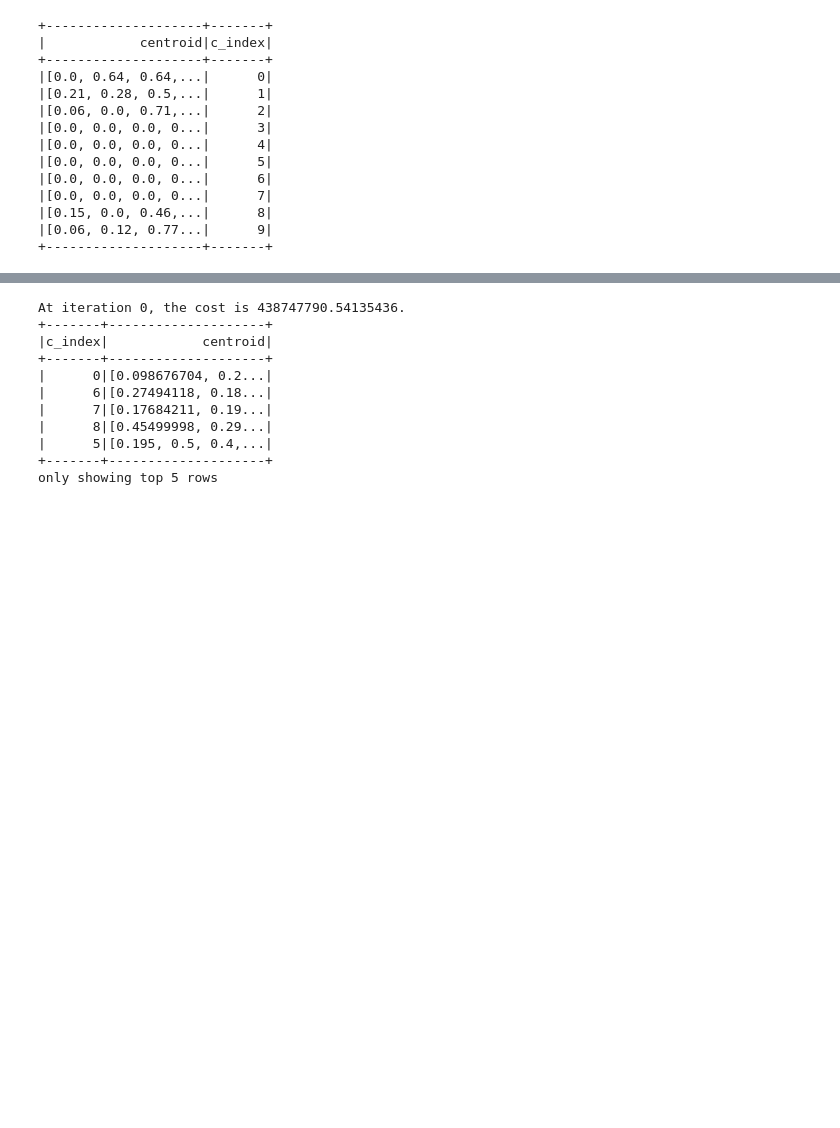
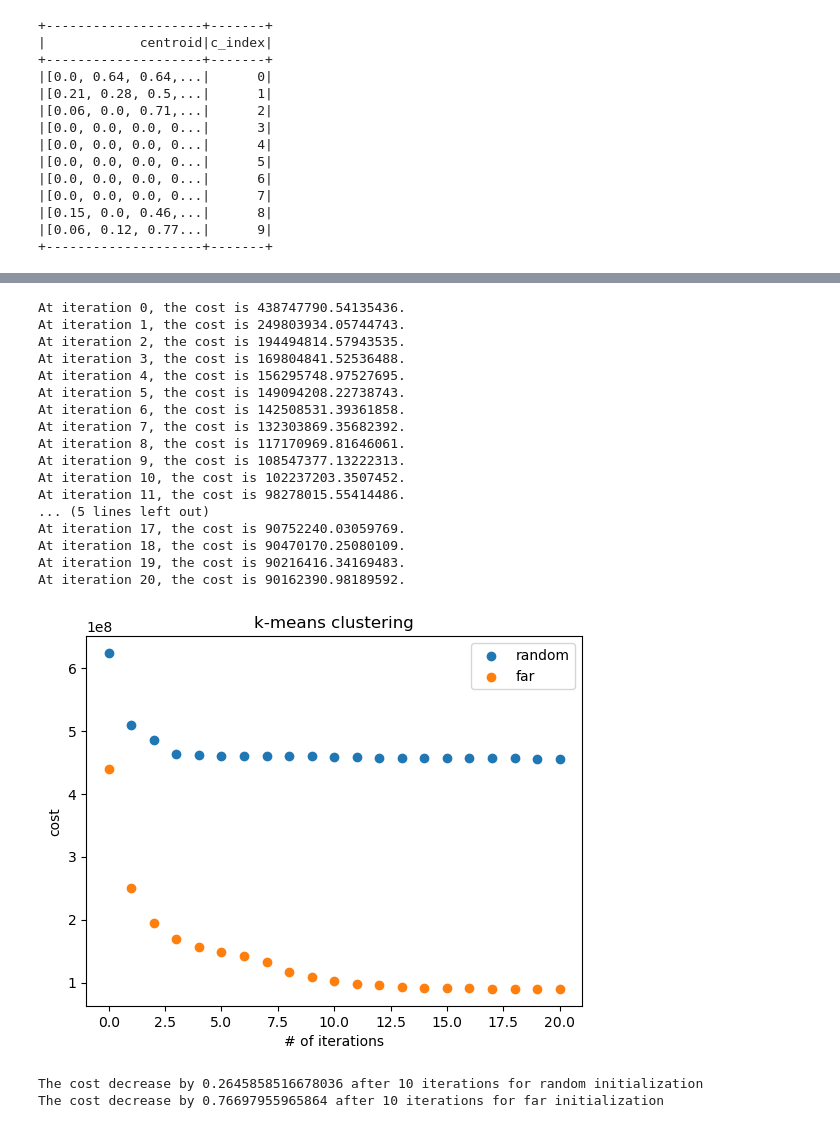
Before and after one commit to WenhaoP/CSE-547, a Jupyter notebook: HW2/q2.ipynb, the cells around one changed output, grey strips where cells are left out. Saved outputs shown, nothing was run; the diff lists cells and outputs as text; code cells hidden in the pictures; blank space fills up the shorter version.

```diff
--- a/HW2/q2.ipynb
+++ b/HW2/q2.ipynb
@@ -107,9 +89,8 @@ def k_means(observation, initial_centroids, max_iter):
 
     new_centroids = new_partitions.rdd.map(lambda row: (row["c_index"], row["observation"]))
     new_centroids = new_centroids.reduceByKey(lambda x, y: [comb(x[i], y[i]) for i in range(len(x))])
+    new_centroids = new_centroids.map(lambda x: x if np.array(x[1]).ndim == 1 else (x[0], np.mean(np.array(x[1]), axis=1).tolist()))
     new_centroids = spark.createDataFrame(new_centroids).toDF("c_index", "centroid")
-    new_centroids = new_centroids.withColumn("centroid",
-                                                (F.udf(lambda x: np.array(x).mean(axis=1).tolist(), "array<float>"))(F.col("centroid")))
 
     cost[0] = np.sum(new_partitions.select("obs_to_c_dist").rdd.flatMap(lambda x: x).collect())
     print(f"At iteration 0, the cost is {cost[0]}.")
@@ -124,17 +105,10 @@ def k_means(observation, initial_centroids, max_iter):
         new_partitions = new_partitions.filter(((F.col("min_dist") - F.col("obs_to_c_dist")) < 1e-6) &
                                             ((F.col("obs_to_c_dist") - F.col("min_dist")) < 1e-6)).sort("obs_index").drop("min_dist")
 
-        # new_centroids = new_partitions.rdd.map(lambda row: (row.c_index, row.observation))
-        # new_centroids = new_centroids.reduceByKey(lambda x, y: (np.array(x) + np.array(y)).tolist())
-        # new_centroids = new_centroids.toDF().withColumnsRenamed({"_1": "c_index", "_2": "centroid"})
-        # new_centroids = new_centroids.join(new_partitions.groupBy("c_index").count(), on="c_index", how="inner")
-        # new_centroids = new_centroids.withColumn("centroid", (F.udf(lambda x, y: (np.array(x) / y).tolist(), "array<float>"))(F.col("centroid"), F.col("count")))
-        # new_centroids = new_centroids.drop("count").sort("c_index")
         new_centroids = new_partitions.rdd.map(lambda row: (row["c_index"], row["observation"]))
         new_centroids = new_centroids.reduceByKey(lambda x, y: [comb(x[i], y[i]) for i in range(len(x))])
+        new_centroids = new_centroids.map(lambda x: x if np.array(x[1]).ndim == 1 else (x[0], np.mean(np.array(x[1]), axis=1).tolist()))
         new_centroids = spark.createDataFrame(new_centroids).toDF("c_index", "centroid")
-        new_centroids = new_centroids.withColumn("centroid",
-                                                 (F.udf(lambda x: np.array(x).mean(axis=1).tolist(), "array<float>"))(F.col("centroid")))
 
         cost[t] = np.sum(new_partitions.select("obs_to_c_dist").rdd.flatMap(lambda x: x).collect())
 
@@ -226,16 +200,40 @@ At iteration 6, the cost is 460318802.282403.
 far_init_k_means_result = k_means(data, init_C_far, 20)
 # %% [output]
 At iteration 0, the cost is 438747790.54135436.
-+-------+--------------------+
-|c_index|            centroid|
-+-------+--------------------+
-|      0|[0.098676704, 0.2...|
-|      6|[0.27494118, 0.18...|
-|      7|[0.17684211, 0.19...|
-|      8|[0.45499998, 0.29...|
-|      5|[0.195, 0.5, 0.4,...|
-+-------+--------------------+
-only showing top 5 rows
+At iteration 1, the cost is 249803934.05744743.
+At iteration 2, the cost is 194494814.57943535.
+At iteration 3, the cost is 169804841.52536488.
+At iteration 4, the cost is 156295748.97527695.
+At iteration 5, the cost is 149094208.22738743.
+At iteration 6, the cost is 142508531.39361858.
+At iteration 7, the cost is 132303869.35682392.
+At iteration 8, the cost is 117170969.81646061.
+At iteration 9, the cost is 108547377.13222313.
+At iteration 10, the cost is 102237203.3507452.
+At iteration 11, the cost is 98278015.55414486.
+... (5 lines left out)
+At iteration 17, the cost is 90752240.03059769.
+At iteration 18, the cost is 90470170.25080109.
+At iteration 19, the cost is 90216416.34169483.
+At iteration 20, the cost is 90162390.98189592.
+# %%
+import matplotlib.pyplot as plt
+
+fig, ax = plt.subplots()
+ax.scatter(np.arange(0, 21), random_init_k_means_result[0], label="random")
+ax.scatter(np.arange(0, 21), far_init_k_means_result[0], label="far")
+ax.set_xlabel("# of iterations")
+ax.set_ylabel("cost")
+ax.set_title("k-means clustering")
+ax.legend()
+plt.show()
+
+print(f"The cost decrease by {1 - random_init_k_means_result[0][10] / random_init_k_means_result[0][0]} after 10 iterations for random initialization")
+print(f"The cost decrease by {1 - far_init_k_means_result[0][10] / far_init_k_means_result[0][0]} after 10 iterations for far initialization")
+# %% [output]
+[figure, added]
+The cost decrease by 0.2645858516678036 after 10 iterations for random initialization
+The cost decrease by 0.76697955965864 after 10 iterations for far initialization
 # %%
 random_init_k_medians_result = k_medians(data, init_C_random, 20)
 # %% [output]
```
Also changed, not shown: parts of 16 cells of this notebook, 2 other files.
